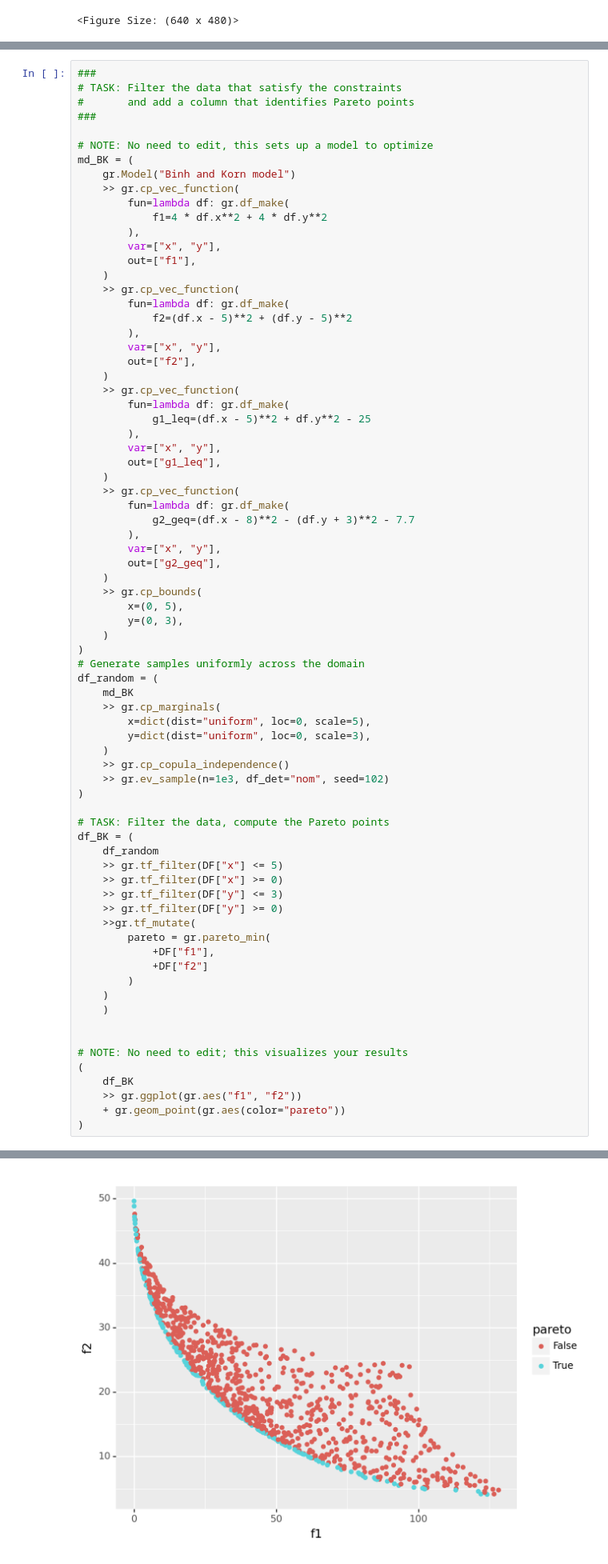
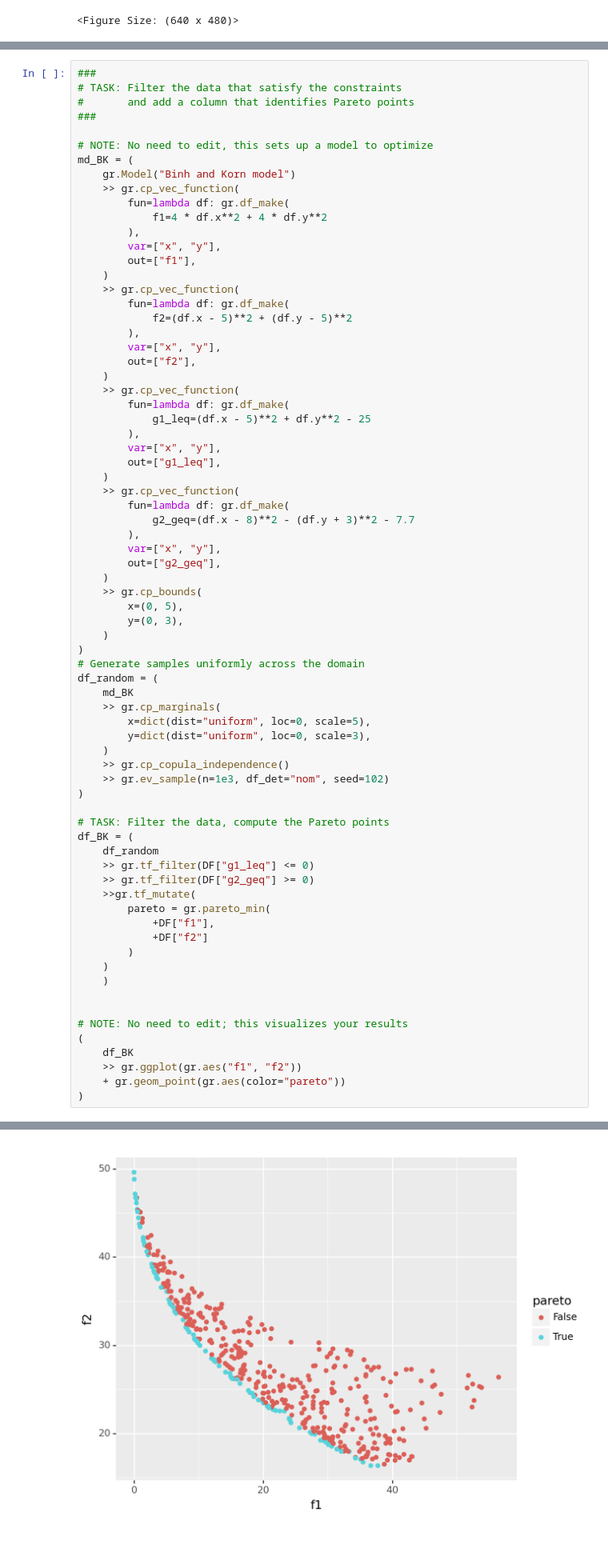
Before and after one commit to amineeva/PDO, a Jupyter notebook: assignments/nb3-pareto-assignment.ipynb, the cells around one changed output, grey strips where cells are left out. Shown at 80% size. Drawn from its saved outputs; the diff is of its cells as text.

```diff
--- a/assignments/nb3-pareto-assignment.ipynb
+++ b/assignments/nb3-pareto-assignment.ipynb
@@ -563,38 +563,36 @@ md_BK = (
 df_random = (
     md_BK
     >> gr.cp_marginals(
         x=dict(dist="uniform", loc=0, scale=5),
         y=dict(dist="uniform", loc=0, scale=3),
     )
     >> gr.cp_copula_independence()
     >> gr.ev_sample(n=1e3, df_det="nom", seed=102)
 )
 
 # TASK: Filter the data, compute the Pareto points
 df_BK = (
     df_random
-    >> gr.tf_filter(DF["x"] <= 5)
-    >> gr.tf_filter(DF["x"] >= 0)
-    >> gr.tf_filter(DF["y"] <= 3)
-    >> gr.tf_filter(DF["y"] >= 0)
+    >> gr.tf_filter(DF["g1_leq"] <= 0)
+    >> gr.tf_filter(DF["g2_geq"] >= 0)
     >>gr.tf_mutate(
         pareto = gr.pareto_min(
             +DF["f1"],
             +DF["f2"]
         )
     )
     )
 
 
 # NOTE: No need to edit; this visualizes your results
 (
     df_BK
     >> gr.ggplot(gr.aes("f1", "f2"))
     + gr.geom_point(gr.aes(color="pareto"))
 )
 # %% [output]
 eval_sample() is rounding n...
-[figure, old version]
+[figure, new version]
 <Figure Size: (640 x 480)>
 # %% [markdown]
 *Observe*: **QUESTION**
```
